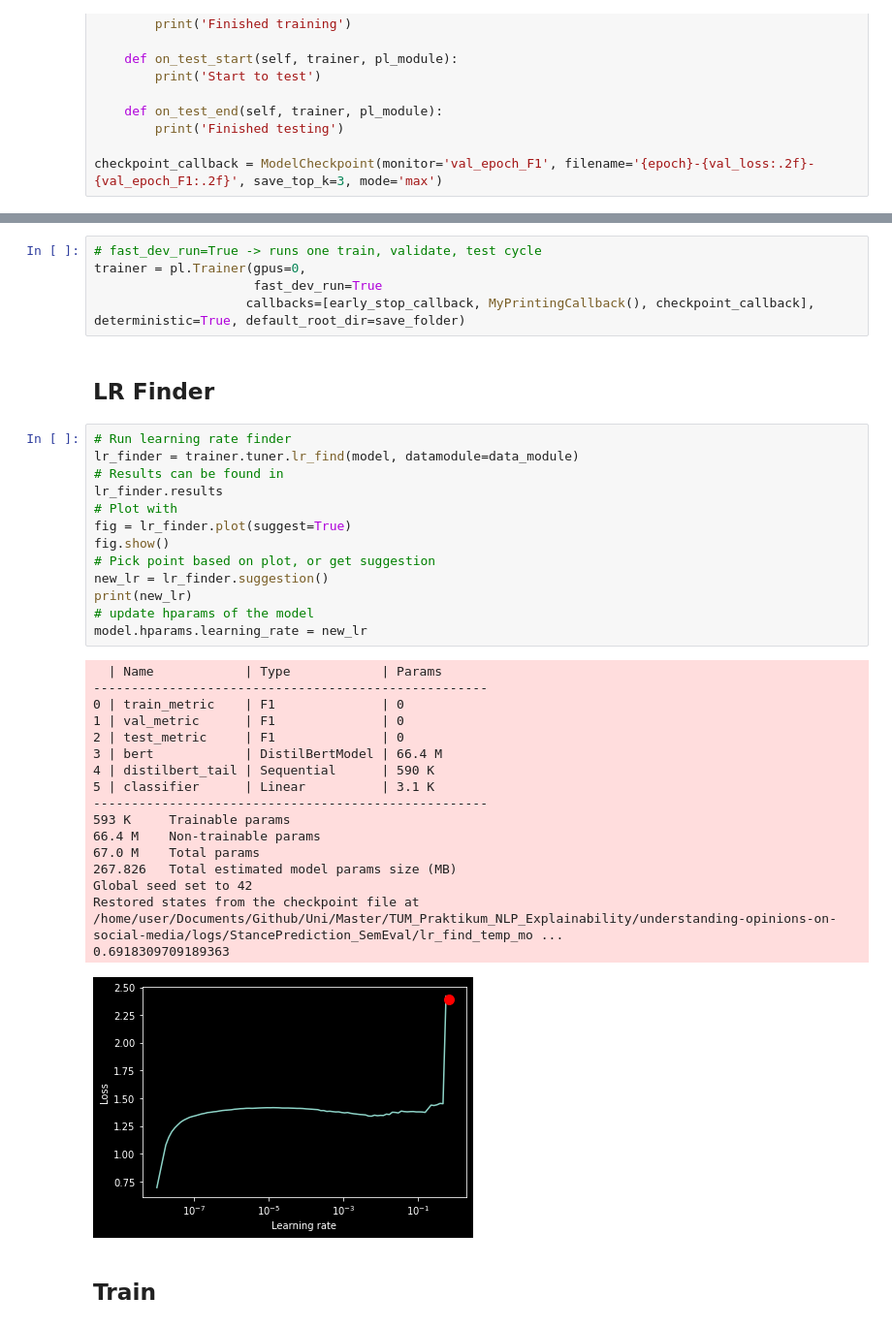
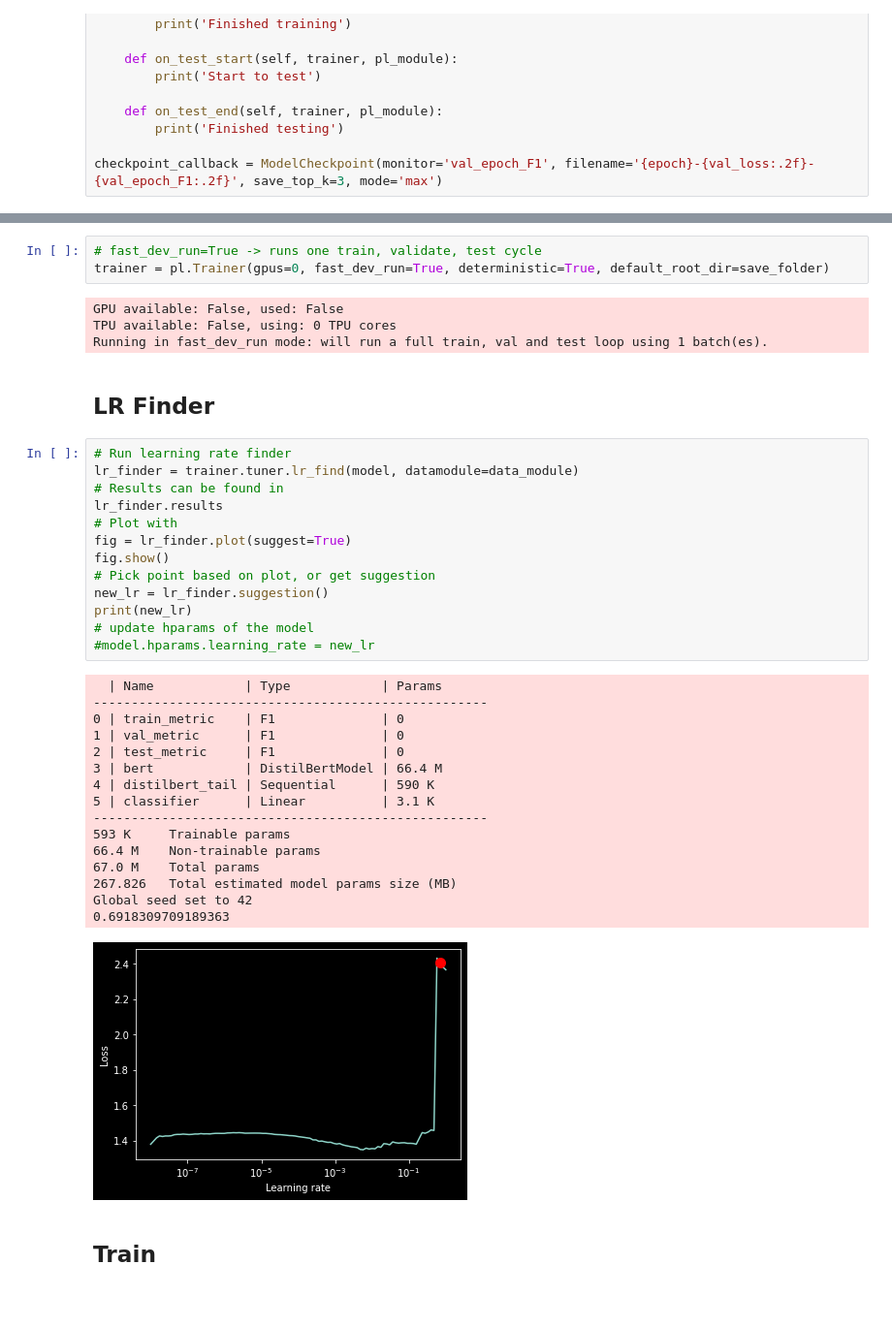
Before and after one commit to MoritzSchueler96/TUM-, a Jupyter notebook: tasks/StancePrediction_SemEval.ipynb, the cells around one changed output, grey strips where cells are left out. Shown at 97% size. Saved outputs shown, nothing was run; the diff lists cells and outputs as text; blank space fills up the shorter version.

Commit message:
update Stance Prediction

```diff
--- a/tasks/StancePrediction_SemEval.ipynb
+++ b/tasks/StancePrediction_SemEval.ipynb
@@ -106,42 +131,43 @@ GPU available: False, used: False
 TPU available: False, using: 0 TPU cores
 # %%
 # fast_dev_run=True -> runs one train, validate, test cycle
-trainer = pl.Trainer(gpus=0,
-                     fast_dev_run=True
-                    callbacks=[early_stop_callback, MyPrintingCallback(), checkpoint_callback], deterministic=True, default_root_dir=save_folder)
+trainer = pl.Trainer(gpus=0, fast_dev_run=True, deterministic=True, default_root_dir=save_folder)
+# %% [output]
+GPU available: False, used: False
+TPU available: False, using: 0 TPU cores
+Running in fast_dev_run mode: will run a full train, val and test loop using 1 batch(es).
 # %% [markdown]
 ## LR Finder
 # %%
 # Run learning rate finder
 lr_finder = trainer.tuner.lr_find(model, datamodule=data_module)
 # Results can be found in
 lr_finder.results
 # Plot with
 fig = lr_finder.plot(suggest=True)
 fig.show()
 # Pick point based on plot, or get suggestion
 new_lr = lr_finder.suggestion()
 print(new_lr)
 # update hparams of the model
-model.hparams.learning_rate = new_lr
+#model.hparams.learning_rate = new_lr
 # %% [output]
   | Name            | Type            | Params
 ----------------------------------------------------
 0 | train_metric    | F1              | 0
 1 | val_metric      | F1              | 0
 2 | test_metric     | F1              | 0
 3 | bert            | DistilBertModel | 66.4 M
 4 | distilbert_tail | Sequential      | 590 K
 5 | classifier      | Linear          | 3.1 K
 ----------------------------------------------------
 593 K     Trainable params
 66.4 M    Non-trainable params
 67.0 M    Total params
 267.826   Total estimated model params size (MB)
 Global seed set to 42
-Restored states from the checkpoint file at /home/user/Documents/Github/Uni/Master/TUM_Praktikum_NLP_Explainability/understanding-opinions-on-social-media/logs/StancePrediction_SemEval/lr_find_temp_mo ...
 0.6918309709189363
-[figure, old version]
+[figure, new version]
 # %% [markdown]
 ## Train
 # %%
```
Also changed, not shown: parts of 7 cells of this notebook.
